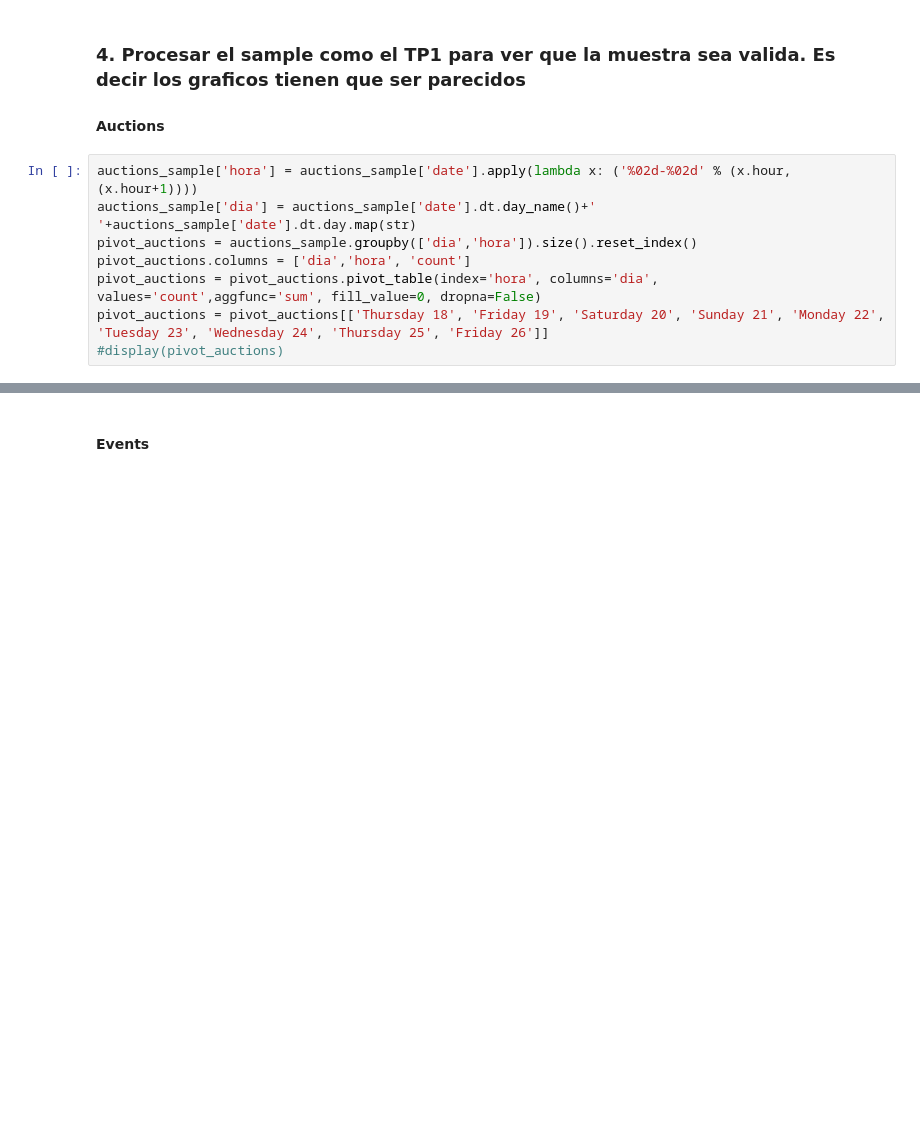
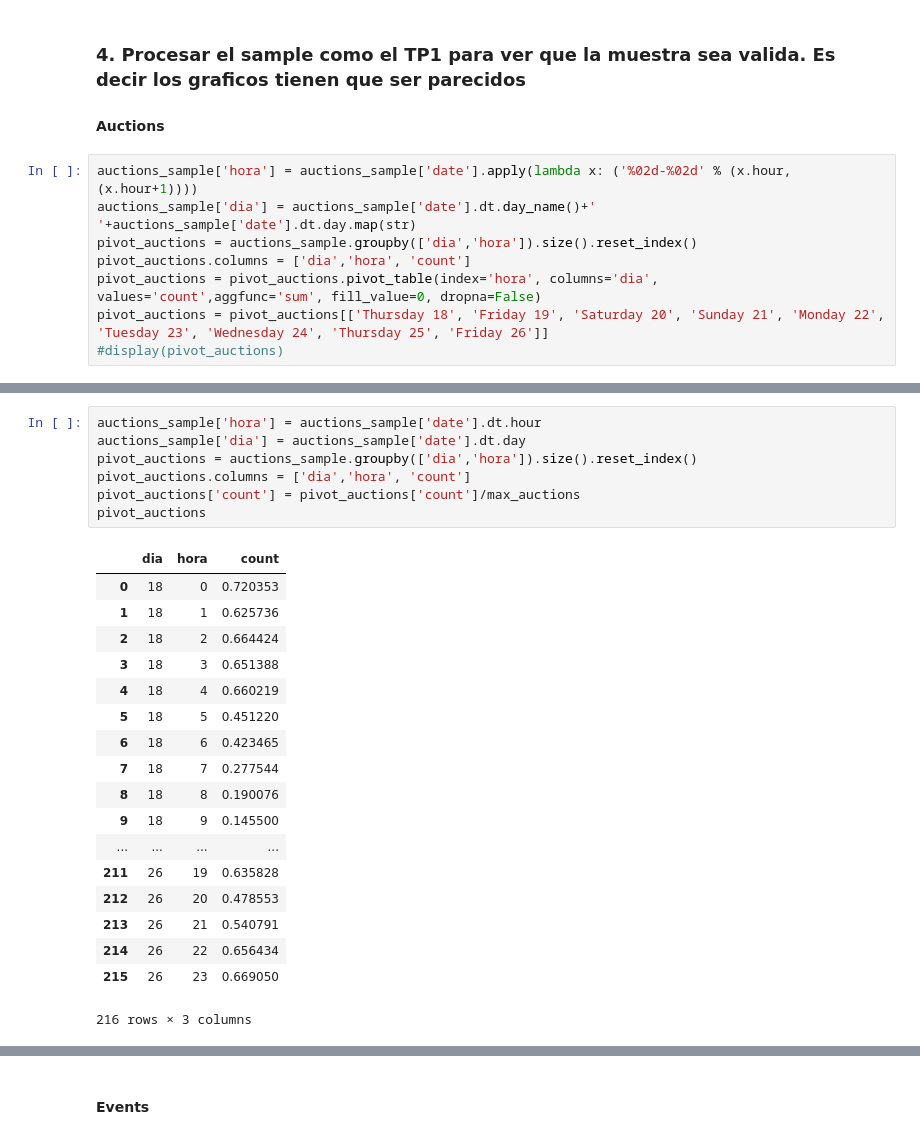
Before and after one commit to sergiolch/TP2-7506-2019-1C, a Jupyter notebook: sampling.ipynb, the cells around one changed output, grey strips where cells are left out. Cells and saved outputs as stored; diff of their text form; blank space fills up the shorter version.

```diff
--- a/sampling.ipynb
+++ b/sampling.ipynb
@@ -255,0 +287,26 @@ plt.ylabel('Day', rotation=0);
+# %%
+auctions_sample['hora'] = auctions_sample['date'].dt.hour
+auctions_sample['dia'] = auctions_sample['date'].dt.day
+pivot_auctions = auctions_sample.groupby(['dia','hora']).size().reset_index()
+pivot_auctions.columns = ['dia','hora', 'count']
+pivot_auctions['count'] = pivot_auctions['count']/max_auctions
+pivot_auctions
+# %% [output]
+|  | dia | hora | count |
+| 0 | 18 | 0 | 0.720353 |
+| 1 | 18 | 1 | 0.625736 |
+| 2 | 18 | 2 | 0.664424 |
+| 3 | 18 | 3 | 0.651388 |
+| 4 | 18 | 4 | 0.660219 |
+| 5 | 18 | 5 | 0.451220 |
+| 6 | 18 | 6 | 0.423465 |
+| 7 | 18 | 7 | 0.277544 |
+| 8 | 18 | 8 | 0.190076 |
+| 9 | 18 | 9 | 0.145500 |
+| ... | ... | ... | ... |
+| 211 | 26 | 19 | 0.635828 |
+| 212 | 26 | 20 | 0.478553 |
+| 213 | 26 | 21 | 0.540791 |
+| 214 | 26 | 22 | 0.656434 |
+| 215 | 26 | 23 | 0.669050 |
+216 rows × 3 columns
```
Also changed, not shown: parts of 21 cells of this notebook, 4 other files.
